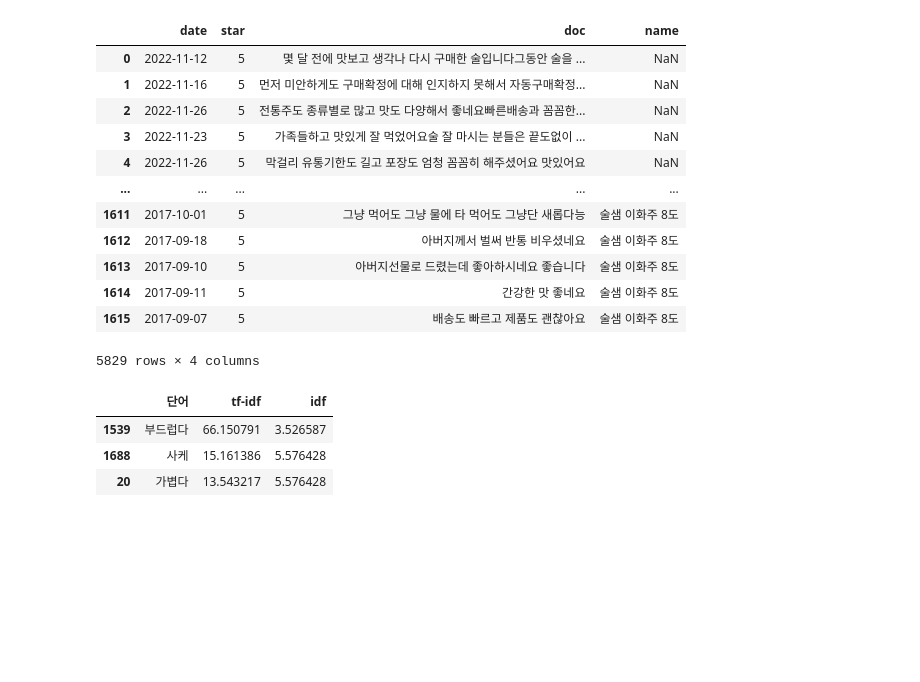
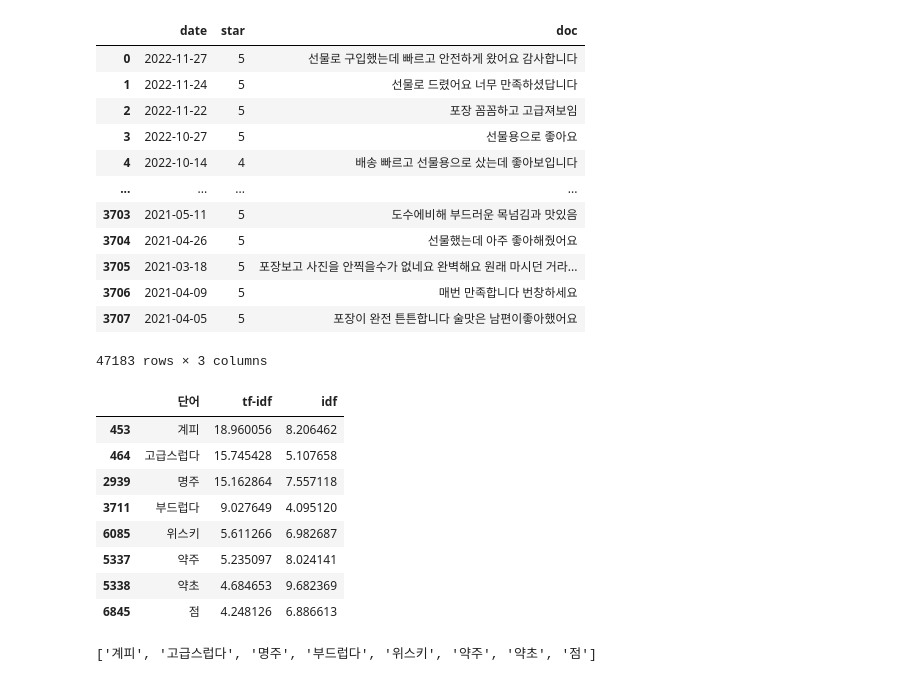
Before and after one commit to JJongSSu/Study, a Jupyter notebook: Teamproject/second/hashtag/해시태그.ipynb, the cells around one changed output. Drawn from its saved outputs; the diff is of its cells as text; code cells hidden in the pictures; blank space fills up the shorter version.

```diff
--- a/Teamproject/second/hashtag/해시태그.ipynb
+++ b/Teamproject/second/hashtag/해시태그.ipynb
@@ -34,7 +34,7 @@ stopwords.extend(['에서','고','이다','는','한','씨', "것","거","게","
                  ,'따르다', '이용', '확실하다', '날짜', '시중', '들어가다', '첨가', '유통', '아이스팩', '제조', '넣다', '생', '다양하다','종류','들어가다','전통주','마켓','술술','후기','사보다','부담','여러가지','리뷰','블루'
                  ,'인기','궁금하다','대상','무난','취향','적다','단','평이','이용','터지다','맘'
                  ]
-                 +'동학 저렴하다 청 서비스 술잔 소주 강쇠주 오메 기술 조선 대비 요리 사용 데우다 조사 쓰다 감사 음식 알콜 경험 청주 강쇠 가성 전주 모주 뜨다 신기하다 화주 좋아하다 주문 예쁘다 이쁘다 얼음 산 토닉 워터 빨대 깨지다 빙 탄복 박스 약하다 국산 오프너 위트 소백산 제공 분위기 아내 크리스마스 마음 마루 베베 솔직하다 초보자 와이프 작성 위트 디자인 굳다 달다 시큼하다 달달 선물 깔끔하다 뒤 비비 이 있 하 것 들 그 되 수 이 보 않 없 나 사람 주 아니 등 같 우리 때 년 가 한 지 대하 오 말 일 그렇 위하 기한 달라 첫날 첨 주말 걱정 전이 이유 해보다 저번 보지 함 기대다 상 비 베스트 도수 음 존맛 개인'.split()
+                 +'일품 파손 싸다 술맛 비다 착하다 명인 증류 안동소주 안동 뒤끝 박다 신랑 비다 뒤끝 품질 짜다 용이 외국인 지고 지다 높다 어르신 신분 명인 보이다 준비 쇼핑 밤 서울 실향 스컬 낮다 가볍다 섞다 귀엽다 명랑 버전 꼼꼼 볼 대중 패키지 높다 하이 널 타 써다 집들이 실향 원주 긋다 술맛 술집 패키지 결의 증류주 섞다 타 이름 인공 약 높다 감기 대중 인위 짜다 막걸리 대접 볼 관심 타 남다 기회 하이 볼 섞다 향기 도주 집들이 독하다 이름 파티 어떻다 워낙 보기 마치다 가미 다기 수고 맛잇을걱닡아 모으다 햡 담날 대박 물맛 안되다 읺았어 짜다 빠져들다 소비 안나 이색 보리 빨랏 부족하다 화이팅 편 감홍 쇼핑 대다 도자기 생신 술맛 지다 높다 개봉 준비 깊다 볼 외국 아버님 조명 이벤트 용이 얼 눈 신분 보기 작다 내기 불빛 사은 비주 즐겁다 준비 생신 아깝다 주신 싸다 품 아버님 비쥬 조명도 반응 켜다 고맙다 동학 저렴하다 청 서비스 술잔 소주 강쇠주 오메 기술 조선 대비 요리 사용 데우다 조사 쓰다 감사 음식 알콜 경험 청주 강쇠 가성 전주 모주 뜨다 신기하다 화주 좋아하다 주문 예쁘다 이쁘다 얼음 산 토닉 워터 빨대 깨지다 빙 탄복 박스 약하다 국산 오프너 위트 소백산 제공 분위기 아내 크리스마스 마음 마루 베베 솔직하다 초보자 와이프 작성 위트 디자인 굳다 달다 시큼하다 달달 선물 깔끔하다 뒤 비비 이 있 하 것 들 그 되 수 이 보 않 없 나 사람 주 아니 등 같 우리 때 년 가 한 지 대하 오 말 일 그렇 위하 기한 달라 첫날 첨 주말 걱정 전이 이유 해보다 저번 보지 함 기대다 상 비 베스트 도수 음 존맛 개인'.split()
                  ) #불용어 추가
 stopwords=set(stopwords) # 중복제거
 
@@ -61,7 +61,10 @@ def okt_pos_tagging(string):
 # 전체 리뷰를 불러온후 tf-idf 분석
 # name_list =["술 리뷰(복순도가)","느린마을 막걸리","술 리뷰(죽향도가)"]
 # name_list =["금이산농원_복숭아와인","덕유양조_산머루주","배상면주가_빙탄복","산내들_소백산스위트와인","컨츄리와인_영동포도와인"]
-name_list =["청주_고헌정_동학1957_특선","청주_양촌양조_무농약_우렁이쌀","청주_오메기맑은술","청주_우포의아침","탁주_모주","탁주_이화주"]
+# name_list =["청주_고헌정_동학1957_특선","청주_양촌양조_무농약_우렁이쌀","청주_오메기맑은술","청주_우포의아침","탁주_모주","탁주_이화주"]
+name_list =["증류주_감홍로_40도","증류주_금설_35도","증류주_더한매실원주_13도","증류주_도원결의_15도","증류주_도원결의_25도","증류주_도원결의_40도"
+            ,"증류주_박재서명인_안동소주_22도","증류주_박재서명인_안동소주_35도","증류주_박재서명인_안동소주_45도","증류주_서울의밤_17도","증류주_서울의밤_25도"
+            ,"증류주_안동소주_일품_21도","증류주_안동소주_일품_40도"]
 # %%
 all_data = pd.DataFrame()
 
@@ -89,19 +92,19 @@ for name in name_list:
 # %%
 all_data
 # %% [output]
-|  | date | star | doc | name |
-| 0 | 2022-11-12 | 5 | 몇 달 전에 맛보고 생각나 다시 구매한 술입니다그동안 술을 ... | NaN |
-| 1 | 2022-11-16 | 5 | 먼저 미안하게도 구매확정에 대해 인지하지 못해서 자동구매확정... | NaN |
-| 2 | 2022-11-26 | 5 | 전통주도 종류별로 많고 맛도 다양해서 좋네요빠른배송과 꼼꼼한... | NaN |
-| 3 | 2022-11-23 | 5 | 가족들하고 맛있게 잘 먹었어요술 잘 마시는 분들은 끝도없이 ... | NaN |
-| 4 | 2022-11-26 | 5 | 막걸리 유통기한도 길고 포장도 엄청 꼼꼼히 해주셨어요 맛있어요 | NaN |
-| ... | ... | ... | ... | ... |
-| 1611 | 2017-10-01 | 5 | 그냥 먹어도 그냥 물에 타 먹어도 그냥단 새롭다능 | 술샘 이화주 8도 |
-| 1612 | 2017-09-18 | 5 | 아버지께서 벌써 반통 비우셨네요 | 술샘 이화주 8도 |
-| 1613 | 2017-09-10 | 5 | 아버지선물로 드렸는데 좋아하시네요 좋습니다 | 술샘 이화주 8도 |
-| 1614 | 2017-09-11 | 5 | 간강한 맛 좋네요 | 술샘 이화주 8도 |
-| 1615 | 2017-09-07 | 5 | 배송도 빠르고 제품도 괜찮아요 | 술샘 이화주 8도 |
+|  | date | star | doc |
+| 0 | 2022-11-27 | 5 | 선물로 구입했는데 빠르고 안전하게 왔어요 감사합니다 |
+| 1 | 2022-11-24 | 5 | 선물로 드렸어요 너무 만족하셨답니다 |
+| 2 | 2022-11-22 | 5 | 포장 꼼꼼하고 고급져보임 |
+| 3 | 2022-10-27 | 5 | 선물용으로 좋아요 |
+| 4 | 2022-10-14 | 4 | 배송 빠르고 선물용으로 샀는데 좋아보입니다 |
+| ... | ... | ... | ... |
+| 3703 | 2021-05-11 | 5 | 도수에비해 부드러운 목넘김과 맛있음 |
+| 3704 | 2021-04-26 | 5 | 선물했는데 아주 좋아해줬어요 |
+| 3705 | 2021-03-18 | 5 | 포장보고 사진을 안찍을수가 없네요 완벽해요 원래 마시던 거라... |
+| 3706 | 2021-04-09 | 5 | 매번 만족합니다 번창하세요 |
+| 3707 | 2021-04-05 | 5 | 포장이 완전 튼튼합니다 술맛은 남편이좋아했어요 |
-5829 rows × 4 columns
+47183 rows × 3 columns
 # %%
 from sklearn.feature_extraction.text import TfidfVectorizer
 
@@ -110,7 +113,7 @@ tfidf_fit = tfidf.fit(all_data.doc)
 # %%
 # 특징을 추출할 문서의 tf-idf를 구함
 # "술 리뷰(복순도가)" : 110,"느린마을 막걸리" : 130,"술 리뷰(죽향도가)" : 300
-a = "청주_고헌정_동학1957_특선"
+a = "증류주_감홍로_40도"
 bow_rep_tfidf = tfidf_fit.transform(globals()[a].doc)
 word_count = pd.DataFrame({
     '단어': tfidf.get_feature_names(),
@@ -120,12 +123,42 @@ word_count = pd.DataFrame({
 # %%
 # idf 가 높을수록 잘 안나오는 단어
 # tf-idf 가 높을수록 중요한 단어
 # 두값을 적절히 조정해서 특징 추출
 
-word_count.sort_values('tf-idf',ascending=False).head(50)[word_count['idf']>3.5][word_count['tf-idf'] * (len(all_data)/len(globals()[a]))>50]
+word_count.sort_values('tf-idf',ascending=False).head(50)[word_count['idf']>3.5][word_count['tf-idf'] * (len(all_data)/len(globals()[a]))>200]
 # %% [output]
 |  | 단어 | tf-idf | idf |
-| 1539 | 부드럽다 | 66.150791 | 3.526587 |
-| 1688 | 사케 | 15.161386 | 5.576428 |
-| 20 | 가볍다 | 13.543217 | 5.576428 |
+| 453 | 계피 | 18.960056 | 8.206462 |
+| 464 | 고급스럽다 | 15.745428 | 5.107658 |
+| 2939 | 명주 | 15.162864 | 7.557118 |
+| 3711 | 부드럽다 | 9.027649 | 4.095120 |
+| 6085 | 위스키 | 5.611266 | 6.982687 |
+| 5337 | 약주 | 5.235097 | 8.024141 |
+| 5338 | 약초 | 4.684653 | 9.682369 |
+| 6845 | 점 | 4.248126 | 6.886613 |
+# %%
+a = ["증류주_감홍로_40도","증류주_금설_35도","증류주_더한매실원주_13도","증류주_도원결의_15도","증류주_도원결의_25도","증류주_도원결의_40도"
+        ,"증류주_박재서명인_안동소주_22도","증류주_박재서명인_안동소주_35도","증류주_박재서명인_안동소주_45도","증류주_서울의밤_17도","증류주_서울의밤_25도"
+        ,"증류주_안동소주_일품_21도","증류주_안동소주_일품_40도"]
+Tags = {"gamhonglo": [],"geumsul": [],"masil": [],"dowon15": [],"dowon25": [],"dowon40": [],"andong22": [],"andong35": [],"andong45": []
+        ,"seoul17": [],"seoul25": [],"ilpum21": [],"ilpum40": []}
+keys = ["gamhonglo","geumsul","masil","dowon15","dowon25","dowon40","andong22","andong35","andong45","seoul17","seoul25","ilpum21","ilpum40"]
+for i in range(len(a)):
+    bow_rep_tfidf = tfidf_fit.transform(globals()[a[i]].doc)
+    word_count = pd.DataFrame({
+        '단어': tfidf.get_feature_names(),
+        'tf-idf': bow_rep_tfidf.sum(axis=0).flat,
+        'idf': tfidf.idf_
+    })
+
+    df = word_count.sort_values('tf-idf',ascending=False).head(50)[word_count['idf']>3.5][word_count['tf-idf'] * (len(all_data)/len(globals()[a[i]]))>200]
+
+    word_count.sort_values('tf-idf',ascending=False).head(50)[word_count['idf']>3.5][word_count['tf-idf'] * (len(all_data)/len(globals()[a[i]]))>200].to_csv(f'증류주_특징{i}.csv')
+
+    # for i in range(len(Tags)):
+    for j in df['단어']:
+        Tags[keys[i]].append(j)
+Tags['gamhonglo']
+# %% [output]
+['계피', '고급스럽다', '명주', '부드럽다', '위스키', '약주', '약초', '점']
 # %%
```
Also changed, not shown: parts of 19 cells of this notebook, 26 other files.
